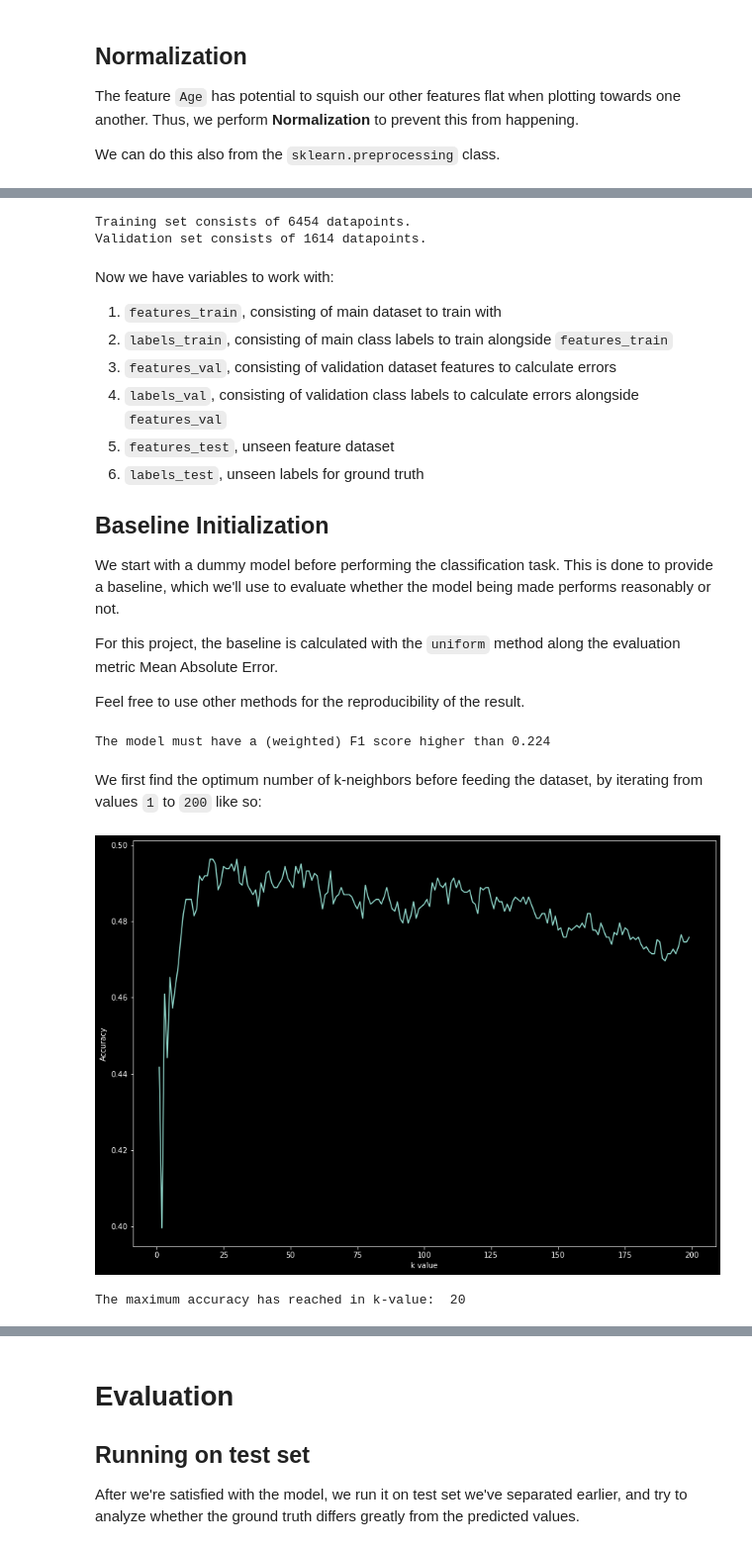
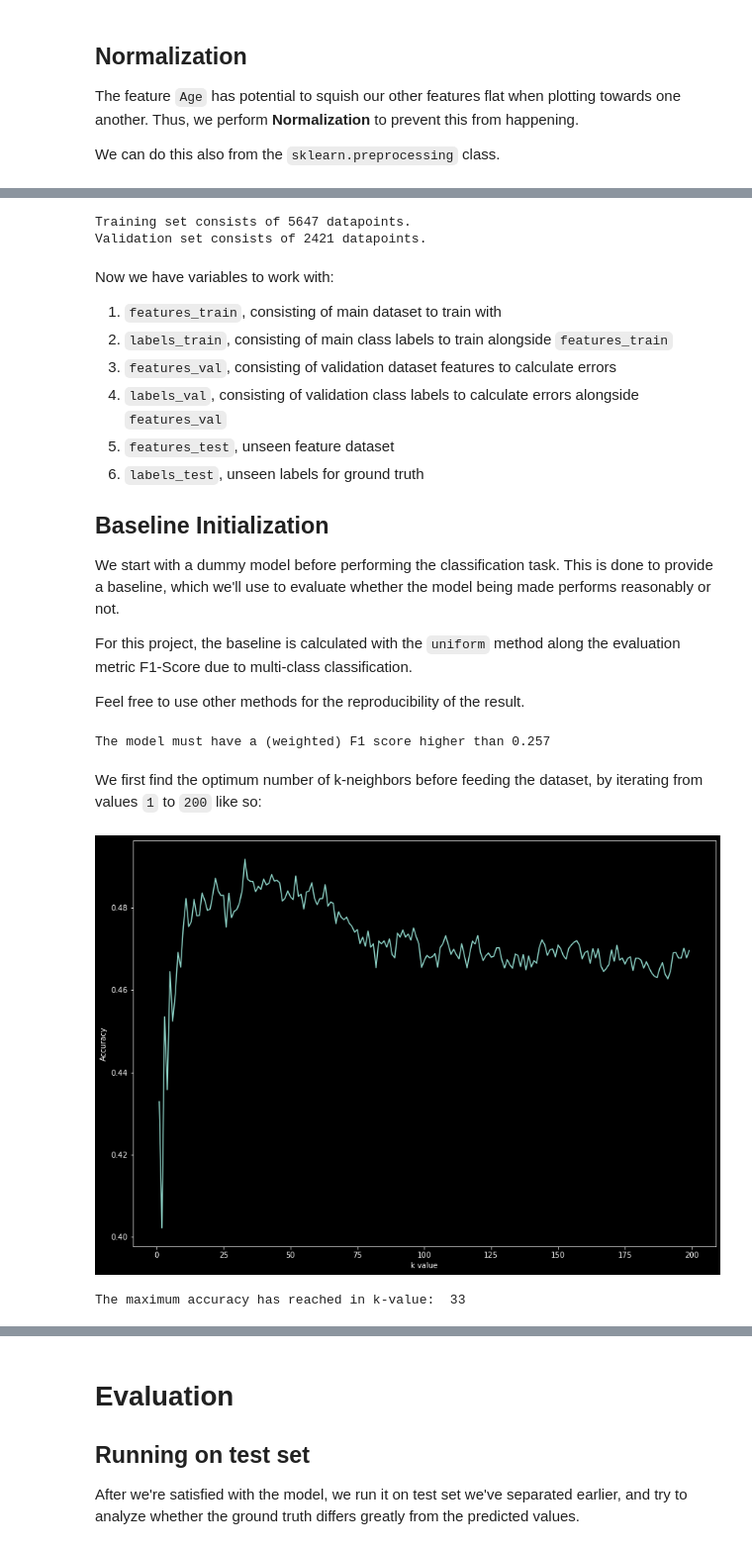
Before and after one commit to notpestilence/KNNClassifier-Sistem-Cerdas, a Jupyter notebook: nb.ipynb, the cells around one changed output, grey strips where cells are left out. Shown at 99% size. Cells and saved outputs as stored; diff of their text form; code cells hidden in the pictures.

Commit message:
Update train/validation splitting
Training and validation set split onto 70-30 from 80-20 to provide a slight improvement of the model.

```diff
--- a/nb.ipynb
+++ b/nb.ipynb
@@ -226,14 +225,14 @@ Import the necessities below:
 # %%
 from sklearn.model_selection import train_test_split
 
-features_train, features_val, labels_train, labels_val = train_test_split(features, labels, test_size=0.2, random_state=42)
+features_train, features_val, labels_train, labels_val = train_test_split(features, labels, test_size=0.3, random_state=42)
 # random_state provides reproducibility :)
 
 print("Training set consists of", len(features_train), "datapoints.")
 print("Validation set consists of", len(features_val), "datapoints.")
 # %% [output]
-Training set consists of 6454 datapoints.
-Validation set consists of 1614 datapoints.
+Training set consists of 5647 datapoints.
+Validation set consists of 2421 datapoints.
 # %% [markdown]
 Now we have  variables to work with:
 
@@ -248,7 +247,7 @@ Now we have  variables to work with:
 
 We start with a dummy model before performing the classification task. This is done to provide a baseline, which we'll use to evaluate whether the model being made performs reasonably or not.
 
-For this project, the baseline is calculated with the `uniform` method along the evaluation metric Mean Absolute Error.
+For this project, the baseline is calculated with the `uniform` method along the evaluation metric F1-Score due to multi-class classification.
 
 Feel free to use other methods for the reproducibility of the result.
 # %%
@@ -262,26 +261,27 @@ dummy_y_pred = dummy_classifier.predict(features_val)
 F1_baseline = f1_score(labels_val, dummy_y_pred, average='weighted')
 print("The model must have a (weighted) F1 score higher than", round(F1_baseline, 3))
 # %% [output]
-The model must have a (weighted) F1 score higher than 0.224
+The model must have a (weighted) F1 score higher than 0.257
 # %% [markdown]
 We first find the optimum number of k-neighbors before feeding the dataset, by iterating from values `1` to `200` like so:
 # %%
 from sklearn.neighbors import KNeighborsClassifier
 from sklearn.metrics import classification_report, roc_auc_score
 from matplotlib import pyplot as plt
 scores = []
 for x in range(1,200):
     classifier = KNeighborsClassifier(n_neighbors = x)
     classifier.fit(features_train, labels_train.ravel())
-    scores.append(classifier.score(features_val, labels_val))
+    y_iter = classifier.predict(features_val)
+    scores.append(f1_score(labels_val, y_iter, average='macro'))
 plt.figure(figsize=(14,10))
 plt.plot(range(1,200), scores)
 plt.ylabel('Accuracy')
 plt.xlabel('k value')
 plt.show()
 
 print("The maximum accuracy has reached in k-value: ", scores.index(max(scores))+1)
 # %% [output]
-[figure, old version]
+[figure, new version]
-The maximum accuracy has reached in k-value:  20
+The maximum accuracy has reached in k-value:  33
 # %%
```
Also changed, not shown: parts of 10 cells of this notebook, 1 other file.
